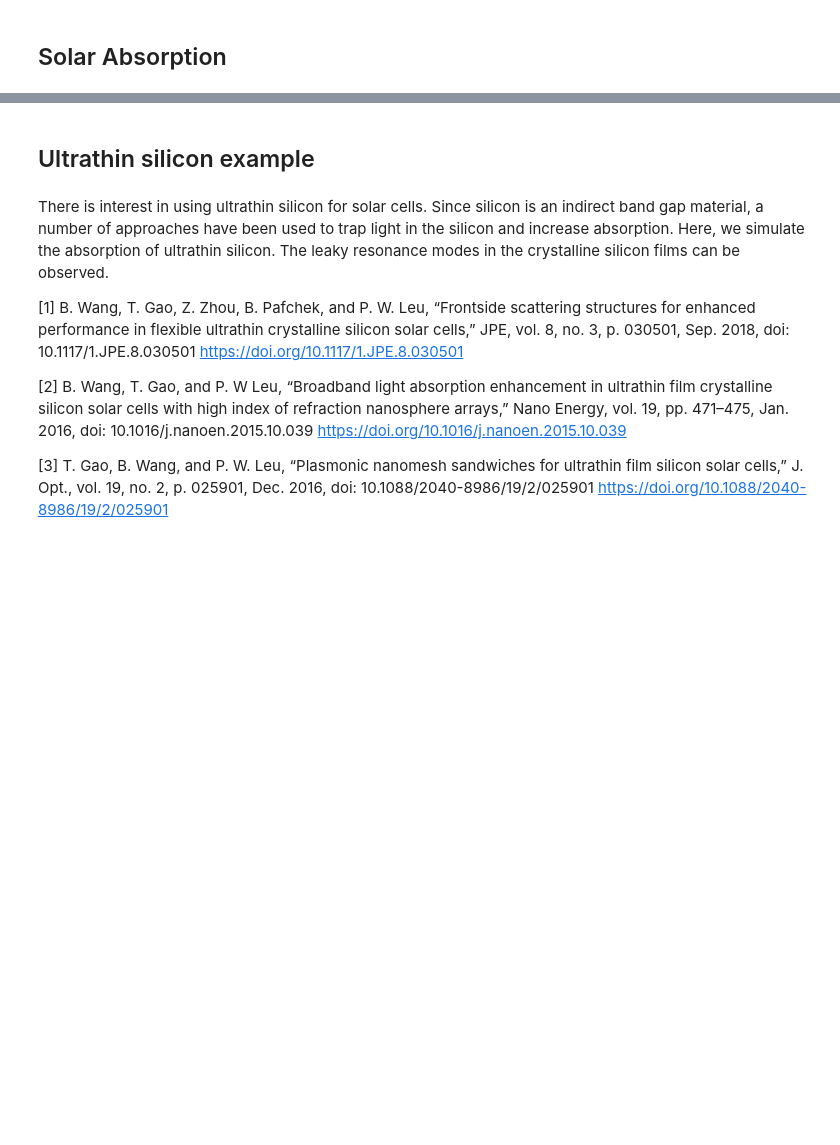
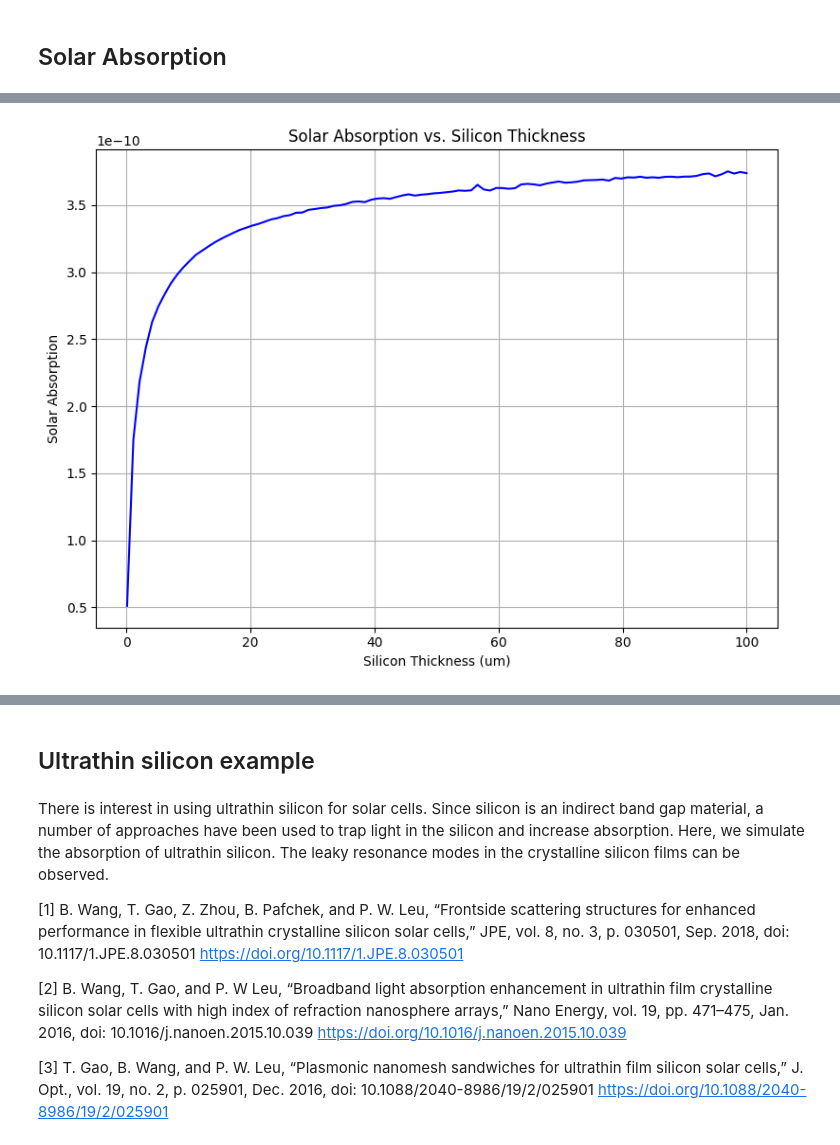
Before and after one commit to JaxLayerLumos/JaxLayerLumos, a Jupyter notebook: examples/solar-cell-analysis.ipynb, the cells around one changed output, grey strips where cells are left out. Drawn from its saved outputs; the diff is of its cells as text; code cells hidden in the pictures; blank space fills up the shorter version.

```diff
--- a/examples/solar-cell-analysis.ipynb
+++ b/examples/solar-cell-analysis.ipynb
@@ -27,3 +28,12 @@ Light speed: 2.9979e+08
 Planck constant: 6.6261e-34
 Elementary charge: 1.6022e-19
 nano: 1.0000e-09
+# %%
+wavelengths_solar = jnp.linspace(280, 4000, 2000) * nano
+wavelengths_solar_in_nm = jll_utils_units.convert_m_to_nm(wavelengths_solar)
+irradiance_solar = jll_utils_light_sources.get_irradiance('AM1p5G', wavelengths_solar)
+
+photon_flux_solar = (irradiance_solar * wavelengths_solar) / (h * c)
+total_photons_solar = onp.trapezoid(photon_flux_solar, wavelengths_solar_in_nm)
+
+print(f"Total photons of AM1.5 Global: {total_photons_solar:.4e}")
@@ -175,0 +165,15 @@ plt.show()
+# %%
+fig = plt.figure(figsize=(8, 6))
+ax = fig.gca()
+
+ax.plot(silicon_thicknesses_micron, solar_absorption_results, label='Solar Absorption', color="b")
+# plt.plot(energy, A.squeeze(), label="Absorption (A)", color="b")
+ax.set_xlabel("Silicon Thickness (um)")
+ax.set_ylabel("Solar Absorption")
+ax.set_title("Solar Absorption vs. Silicon Thickness")
+ax.grid()
+
+plt.tight_layout()
+plt.show()
+# %% [output]
+[figure, added]
```
Also changed, not shown: parts of 13 cells of this notebook.
